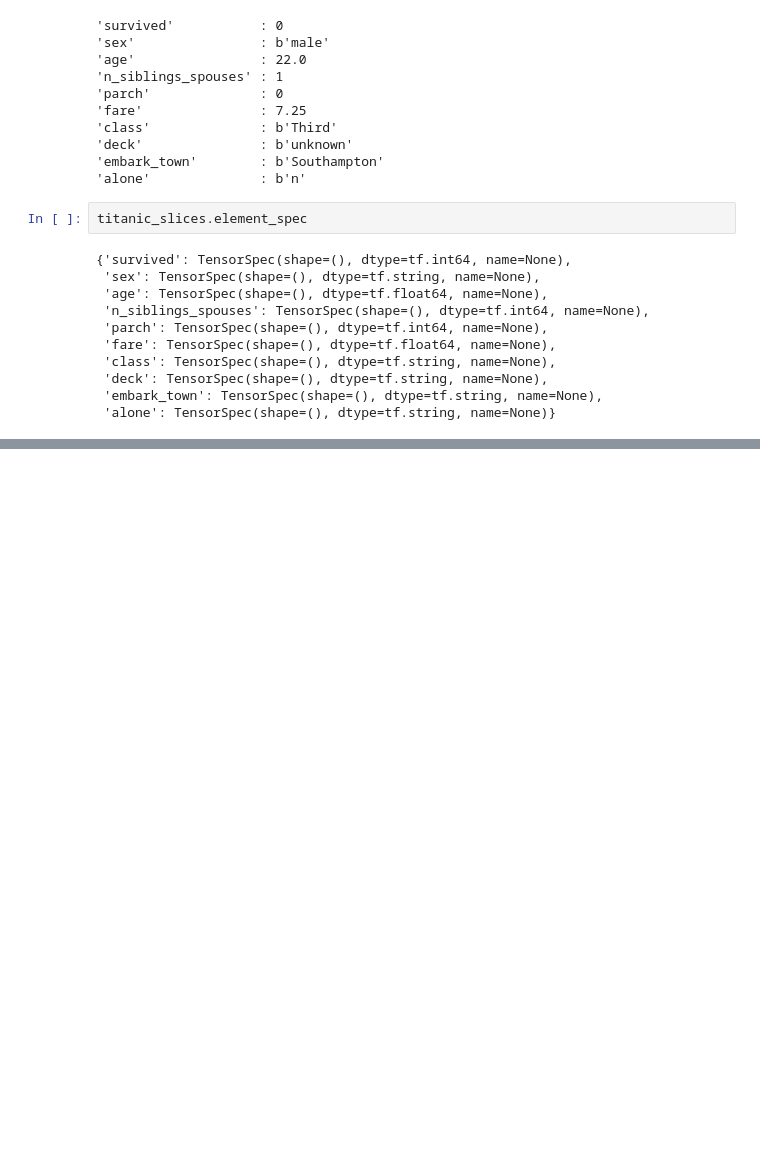
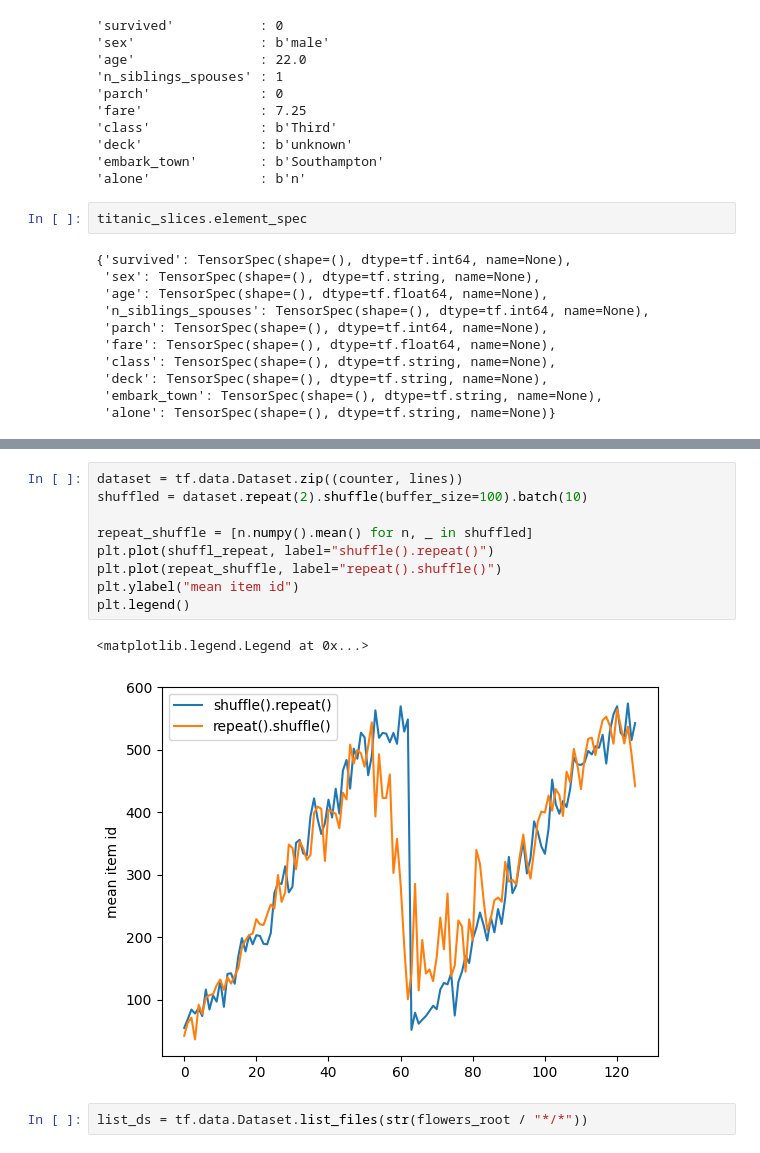
Before and after one commit to Sai937593/Kaggle-Projects, a Jupyter notebook: tensorflow_learn/tf_data.ipynb, the cells around one changed output, grey strips where cells are left out. Saved outputs shown, nothing was run; the diff lists cells and outputs as text; blank space fills up the shorter version.

```diff
--- a/tensorflow_learn/tf_data.ipynb
+++ b/tensorflow_learn/tf_data.ipynb
@@ -320,0 +579,14 @@ titanic_batches = tf.data.experimental.make_csv_dataset(
+# %%
+dataset = tf.data.Dataset.zip((counter, lines))
+shuffled = dataset.repeat(2).shuffle(buffer_size=100).batch(10)
+
+repeat_shuffle = [n.numpy().mean() for n, _ in shuffled]
+plt.plot(shuffl_repeat, label="shuffle().repeat()")
+plt.plot(repeat_shuffle, label="repeat().shuffle()")
+plt.ylabel("mean item id")
+plt.legend()
+# %% [output]
+<matplotlib.legend.Legend at 0x...>
+[figure, added]
+# %%
+list_ds = tf.data.Dataset.list_files(str(flowers_root / "*/*"))
```
Also changed, not shown: parts of 63 cells of this notebook, 1 other file.
